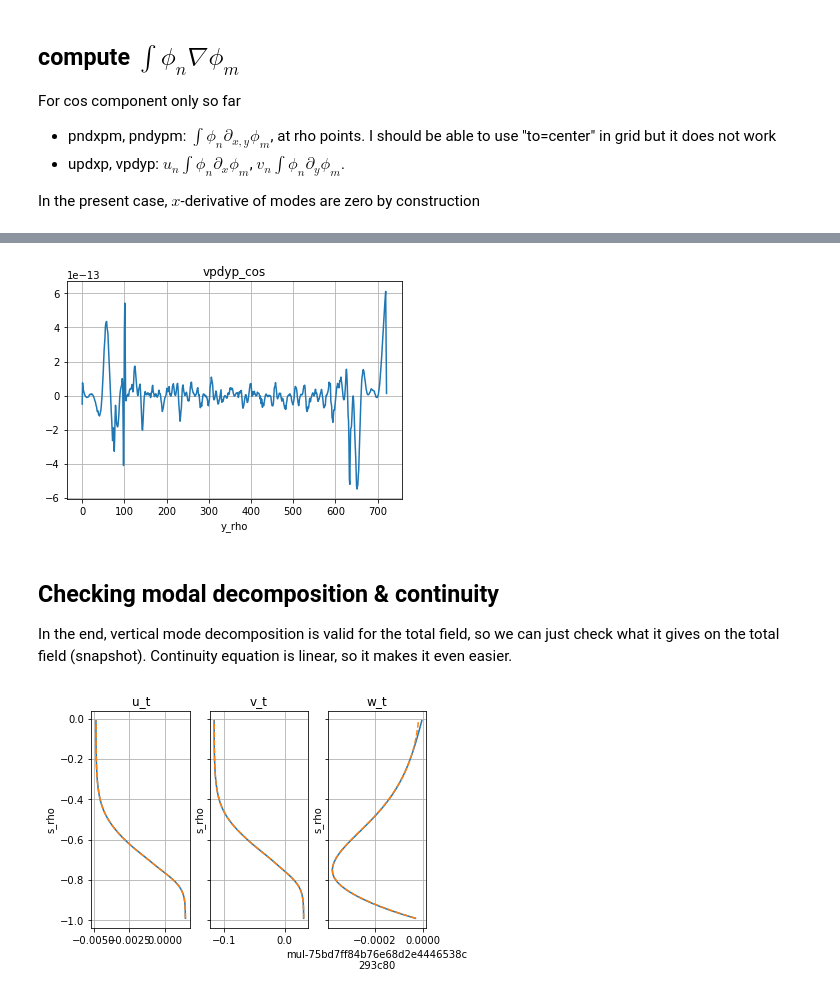
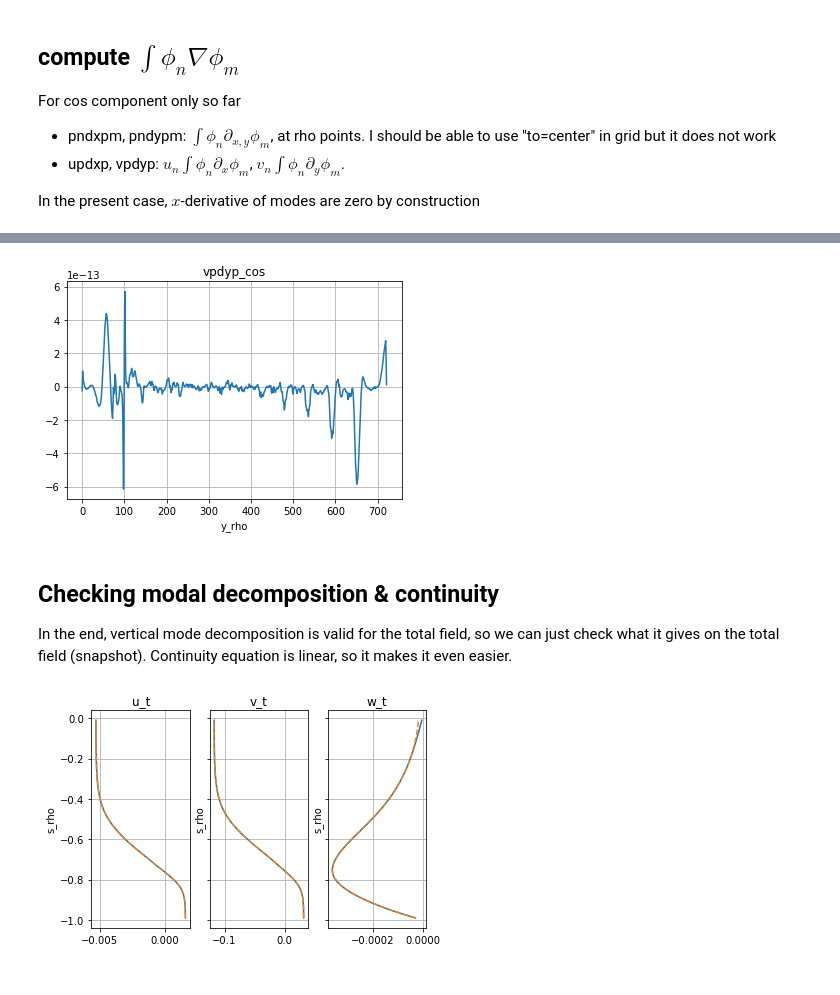
Before and after one commit to slgentil/croco, a Jupyter notebook: tutorials/dev/DiagDynCSW_proj_white.ipynb, the cells around one changed output, grey strips where cells are left out. Cells and saved outputs as stored; diff of their text form; code cells hidden in the pictures.

```diff
--- a/tutorials/dev/DiagDynCSW_proj_white.ipynb
+++ b/tutorials/dev/DiagDynCSW_proj_white.ipynb
@@ -65,7 +65,7 @@ Grid size: (L ,M, N) = (258, 722, 50)
 ## Extract data on a y-z section and at a given time
 Here we assume the mean state is given by the average over a single time window, hence no need to re-interpolate fields on a "mean grid"
 # %%
-indt = 1
+indt = 0
 Nx = r['his'].x_rho.size
 indx = slice(Nx//2-1, Nx//2+2)
 indu = slice(Nx//2-1, Nx//2+1)
@@ -594,40 +622,41 @@ vpdyp_cos.isel(mode=imode, x_rho=1).plot(label='vpdyp')
 plt.gca().set_title('vpdyp_cos')
 plt.grid(True)
 # %% [output]
-[figure, old version]
+[figure, new version]
 # %% [markdown]
 ## Checking modal decomposition & continuity
 In the end, vertical mode decomposition is valid for the total field, so we can just check what it gives on the total field (snapshot). Continuity equation is linear, so it makes it even easier.
 # %%
+z_ri = get_z(r, zeta=ds.ssh_t_dirac, h=ds.h, vgrid='r', hgrid='r').persist()
 un_t = projp(grid.interp(ds.u_t_dirac, "xi").chunk({"x_rho":-1}), z_rho).persist()
 vn_t = projp(grid.interp(ds.v_t_dirac, "eta").chunk({"y_rho":-1}), z_rho).persist()
-wn_t = projw(ds.w_t_dirac, z_rho).persist()
+wn_t = projw(ds.w_t_dirac, z_ri).persist()
 
 fig, axs = plt.subplots(1, 3, sharey=True)
 ix, jy = 0, 350
 
 ax = axs[0]
 grid.interp(ds.u_t_dirac, "xi").isel(x_rho=ix,y_rho=jy).plot(y="s_rho", ax=ax)
 ure = (un_t*dm.phi).isel(x_rho=ix,y_rho=jy).sum("mode")
 ure.plot(y="s_rho",linestyle="--", ax=ax)
 ax.set_title('u_t')
 
 ax = axs[1]
 grid.interp(ds.v_t_dirac, "eta").isel(x_rho=ix,y_rho=jy).plot(y="s_rho", ax=ax)
 vre = (vn_t*dm.phi).isel(x_rho=ix,y_rho=jy).sum("mode")
 vre.plot(y="s_rho",linestyle="--", ax=ax)
 ax.set_title('v_t')
 
 ax = axs[2]
 ds.w_t_dirac.isel(x_rho=ix,y_rho=jy).plot(y="s_rho", ax=ax)
-wre = grid.interp(wn_t*modw, "s").isel(x_rho=ix,y_rho=jy).sum("mode")
+wre = zi_w2rho(wn_t*modw, zwoy,zmoy).isel(x_rho=ix,y_rho=jy).sum("mode")
 wre.plot(y="s_rho",linestyle="--", ax=ax)
 ax.set_title('w_t')
 
 for ax in axs:
     ax.grid(True)
 # %% [output]
-[figure, old version]
+[figure, new version]
 # %%
 imode = 1
 
```
Also changed, not shown: parts of 16 cells of this notebook, 1 other file.
